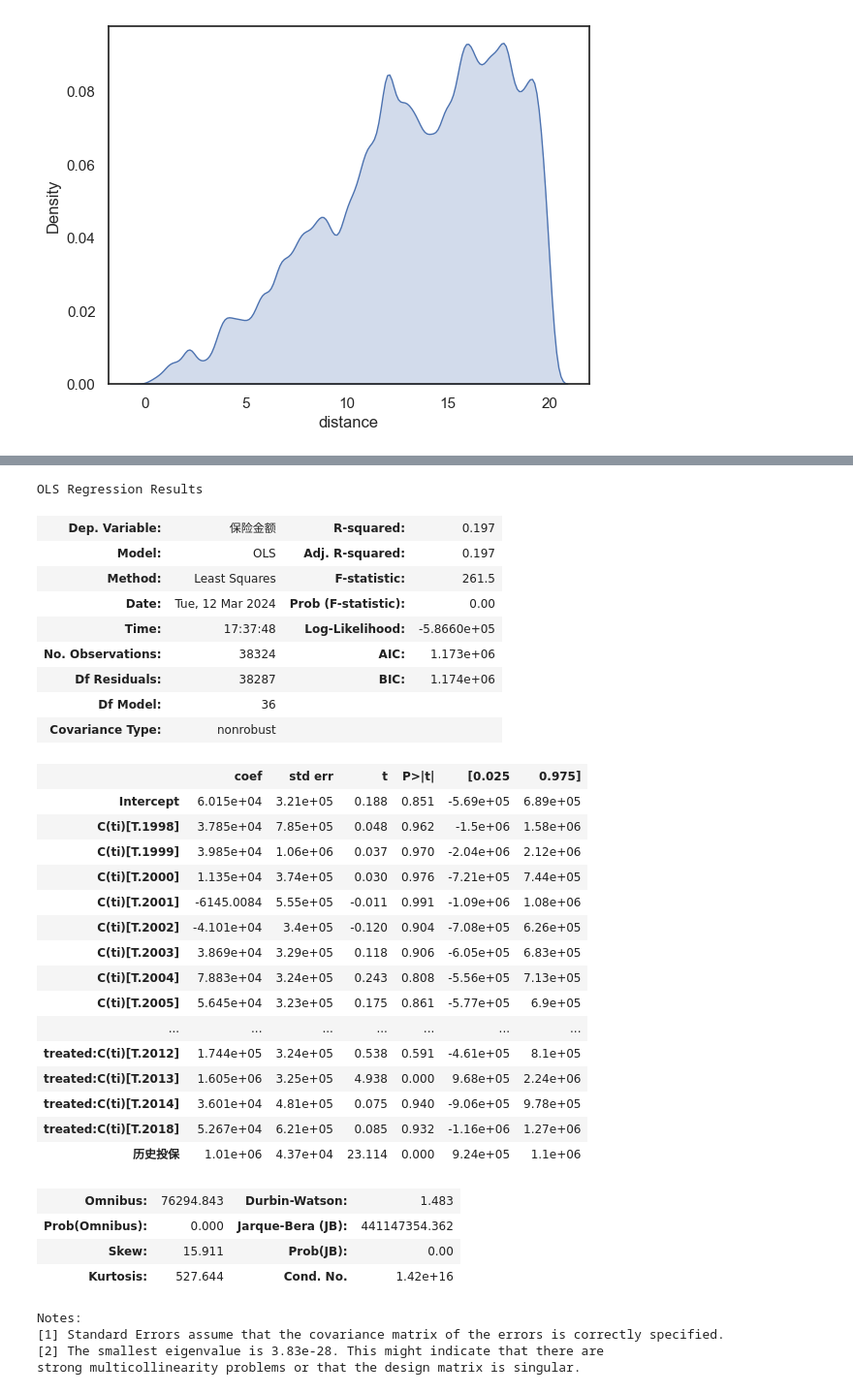
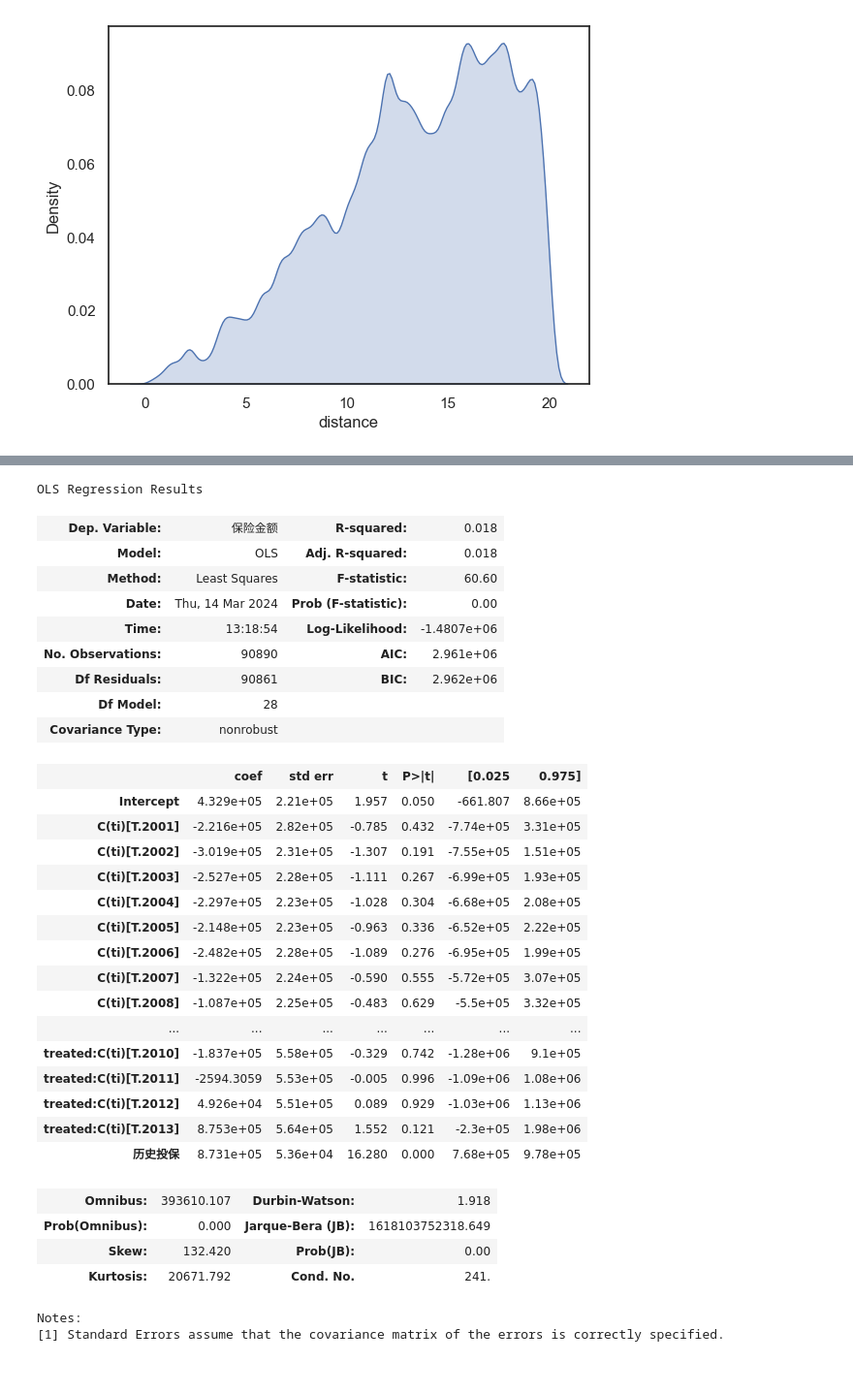
Before and after one commit to ErnestDong/thesis-master, a Jupyter notebook: src/main.ipynb, the cells around one changed output, grey strips where cells are left out. Shown: that part at 97% size. Saved outputs shown, nothing was run; the diff lists cells and outputs as text; code cells hidden in the pictures.

```diff
--- a/src/main.ipynb
+++ b/src/main.ipynb
@@ -12,9 +12,9 @@ engine_str = "clickhouse+native://localhost/thesis"
 # %%
 sns.set_theme(style="white")
 engine = create_engine(engine_str)
-df = pd.read_sql(
+original_df = pd.read_sql(
     # "select `保险起期`, `bases.保险金额`, `treated`，`after` from ols",
-    "select * from olss where t != 1970",
+    "select * from ols_ups where t != 1970",
     engine,
     dtype_backend="pyarrow",
     dtype={
@@ -24,11 +24,13 @@ df = pd.read_sql(
         "record_date": "datetime64[s]",
     },
 )
-sns.kdeplot(df["distance"], fill=True)
+sns.kdeplot(original_df["distance"], fill=True)
 # %% [output]
 <Axes: xlabel='distance', ylabel='Density'>
 [figure]
 # %%
+df = original_df[original_df["保险金额"]>0].copy()
 df["历史投保"]=df['上年保单号'].map(lambda x: 1 if x else 0)
+df = df[(df['t']>1999)&(df['t']<2014)]
 df.head()
 # %% [output]
@@ -42,41 +44,39 @@ df.head()
 # %%
 df['ti'] = df['t'].astype(str)
-
+df['是否理赔'] = df['total_claim'].map(lambda x: 1 if x>0 else 0)
 before_treat = df[df["after"] == 0]
 model = smf.ols("保险金额 ~ treated*C(ti)+历史投保", data=before_treat).fit()
 model.summary()
 # %% [output]
 OLS Regression Results
-| Dep. Variable: | 保险金额 | R-squared: | 0.197 |
-| Model: | OLS | Adj. R-squared: | 0.197 |
-| Method: | Least Squares | F-statistic: | 261.5 |
-| Date: | Tue, 12 Mar 2024 | Prob (F-statistic): | 0.00 |
-| Time: | 17:37:48 | Log-Likelihood: | -5.8660e+05 |
-| No. Observations: | 38324 | AIC: | 1.173e+06 |
-| Df Residuals: | 38287 | BIC: | 1.174e+06 |
-| Df Model: | 36 |  |  |
+| Dep. Variable: | 保险金额 | R-squared: | 0.018 |
+| Model: | OLS | Adj. R-squared: | 0.018 |
+| Method: | Least Squares | F-statistic: | 60.60 |
+| Date: | Thu, 14 Mar 2024 | Prob (F-statistic): | 0.00 |
+| Time: | 13:18:54 | Log-Likelihood: | -1.4807e+06 |
+| No. Observations: | 90890 | AIC: | 2.961e+06 |
+| Df Residuals: | 90861 | BIC: | 2.962e+06 |
+| Df Model: | 28 |  |  |
 | Covariance Type: | nonrobust |  |  |
 |  | coef | std err | t | P>|t| | [0.025 | 0.975] |
-| Intercept | 6.015e+04 | 3.21e+05 | 0.188 | 0.851 | -5.69e+05 | 6.89e+05 |
-| C(ti)[T.1998] | 3.785e+04 | 7.85e+05 | 0.048 | 0.962 | -1.5e+06 | 1.58e+06 |
-| C(ti)[T.1999] | 3.985e+04 | 1.06e+06 | 0.037 | 0.970 | -2.04e+06 | 2.12e+06 |
-| C(ti)[T.2000] | 1.135e+04 | 3.74e+05 | 0.030 | 0.976 | -7.21e+05 | 7.44e+05 |
-| C(ti)[T.2001] | -6145.0084 | 5.55e+05 | -0.011 | 0.991 | -1.09e+06 | 1.08e+06 |
-| C(ti)[T.2002] | -4.101e+04 | 3.4e+05 | -0.120 | 0.904 | -7.08e+05 | 6.26e+05 |
-| C(ti)[T.2003] | 3.869e+04 | 3.29e+05 | 0.118 | 0.906 | -6.05e+05 | 6.83e+05 |
-| C(ti)[T.2004] | 7.883e+04 | 3.24e+05 | 0.243 | 0.808 | -5.56e+05 | 7.13e+05 |
-| C(ti)[T.2005] | 5.645e+04 | 3.23e+05 | 0.175 | 0.861 | -5.77e+05 | 6.9e+05 |
+| Intercept | 4.329e+05 | 2.21e+05 | 1.957 | 0.050 | -661.807 | 8.66e+05 |
+| C(ti)[T.2001] | -2.216e+05 | 2.82e+05 | -0.785 | 0.432 | -7.74e+05 | 3.31e+05 |
+| C(ti)[T.2002] | -3.019e+05 | 2.31e+05 | -1.307 | 0.191 | -7.55e+05 | 1.51e+05 |
+| C(ti)[T.2003] | -2.527e+05 | 2.28e+05 | -1.111 | 0.267 | -6.99e+05 | 1.93e+05 |
+| C(ti)[T.2004] | -2.297e+05 | 2.23e+05 | -1.028 | 0.304 | -6.68e+05 | 2.08e+05 |
+| C(ti)[T.2005] | -2.148e+05 | 2.23e+05 | -0.963 | 0.336 | -6.52e+05 | 2.22e+05 |
+| C(ti)[T.2006] | -2.482e+05 | 2.28e+05 | -1.089 | 0.276 | -6.95e+05 | 1.99e+05 |
+| C(ti)[T.2007] | -1.322e+05 | 2.24e+05 | -0.590 | 0.555 | -5.72e+05 | 3.07e+05 |
+| C(ti)[T.2008] | -1.087e+05 | 2.25e+05 | -0.483 | 0.629 | -5.5e+05 | 3.32e+05 |
 | ... | ... | ... | ... | ... | ... | ... |
-| treated:C(ti)[T.2012] | 1.744e+05 | 3.24e+05 | 0.538 | 0.591 | -4.61e+05 | 8.1e+05 |
-| treated:C(ti)[T.2013] | 1.605e+06 | 3.25e+05 | 4.938 | 0.000 | 9.68e+05 | 2.24e+06 |
-| treated:C(ti)[T.2014] | 3.601e+04 | 4.81e+05 | 0.075 | 0.940 | -9.06e+05 | 9.78e+05 |
-| treated:C(ti)[T.2018] | 5.267e+04 | 6.21e+05 | 0.085 | 0.932 | -1.16e+06 | 1.27e+06 |
-| 历史投保 | 1.01e+06 | 4.37e+04 | 23.114 | 0.000 | 9.24e+05 | 1.1e+06 |
+| treated:C(ti)[T.2010] | -1.837e+05 | 5.58e+05 | -0.329 | 0.742 | -1.28e+06 | 9.1e+05 |
+| treated:C(ti)[T.2011] | -2594.3059 | 5.53e+05 | -0.005 | 0.996 | -1.09e+06 | 1.08e+06 |
+| treated:C(ti)[T.2012] | 4.926e+04 | 5.51e+05 | 0.089 | 0.929 | -1.03e+06 | 1.13e+06 |
+| treated:C(ti)[T.2013] | 8.753e+05 | 5.64e+05 | 1.552 | 0.121 | -2.3e+05 | 1.98e+06 |
+| 历史投保 | 8.731e+05 | 5.36e+04 | 16.280 | 0.000 | 7.68e+05 | 9.78e+05 |
-| Omnibus: | 76294.843 | Durbin-Watson: | 1.483 |
-| Prob(Omnibus): | 0.000 | Jarque-Bera (JB): | 441147354.362 |
-| Skew: | 15.911 | Prob(JB): | 0.00 |
-| Kurtosis: | 527.644 | Cond. No. | 1.42e+16 |
+| Omnibus: | 393610.107 | Durbin-Watson: | 1.918 |
+| Prob(Omnibus): | 0.000 | Jarque-Bera (JB): | 1618103752318.649 |
+| Skew: | 132.420 | Prob(JB): | 0.00 |
+| Kurtosis: | 20671.792 | Cond. No. | 241. |
 Notes:
 [1] Standard Errors assume that the covariance matrix of the errors is correctly specified.
-[2] The smallest eigenvalue is 3.83e-28. This might indicate that there are
-strong multicollinearity problems or that the design matrix is singular.
```
Also changed, not shown: parts of 9 cells of this notebook, 3 other files.
